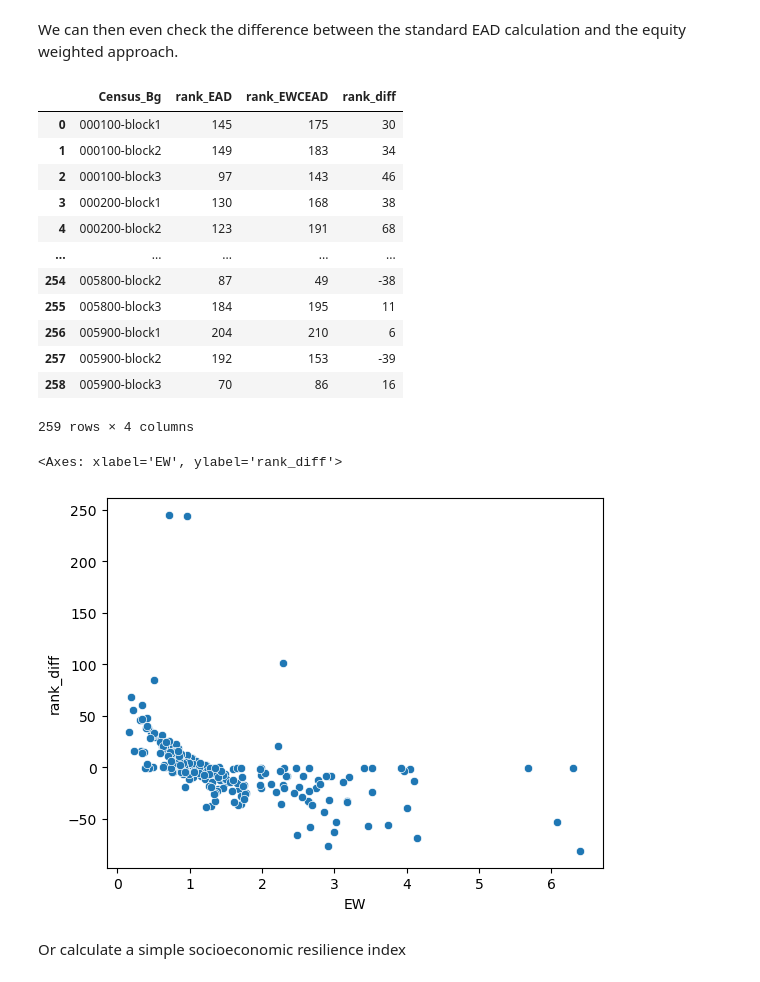
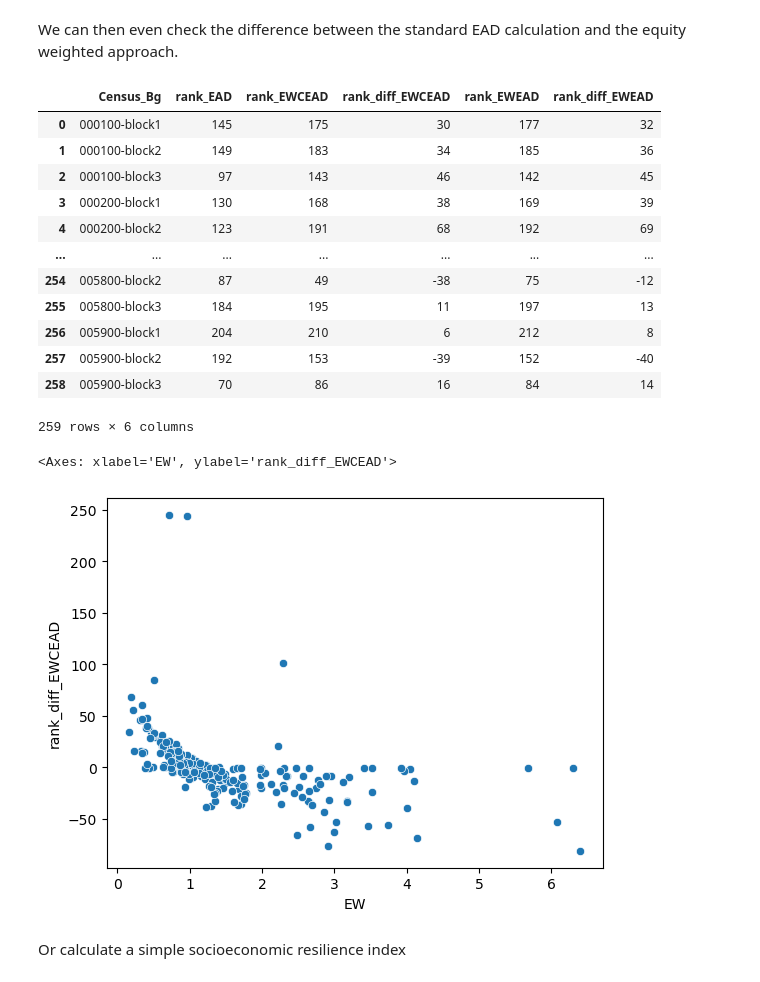
Before and after one commit to Deltares/fiat_toolbox, a Jupyter notebook: examples/run_equity.ipynb, the cells around one changed output. Saved outputs shown, nothing was run; the diff lists cells and outputs as text; code cells hidden in the pictures.

Commit message:
updated example notebook for equity

```diff
--- a/examples/run_equity.ipynb
+++ b/examples/run_equity.ipynb
@@ -5,7 +5,7 @@ import seaborn as sns
 Use example for US where a FIAT calculation has already been run (aggregated_damage.csv) and data from census at a block level containing total population and income per capita are saved (population_income_data.csv)
 # %%
 # Input data
-fiat_data = "../tests/equity/data/aggregated_damage.csv"
+fiat_data = "../tests/equity/data/aggregated_damage_gen.csv"
 census_data = "../tests/equity/data/population_income_data.csv"
 aggregation_label = "Census_Bg"
 percapitalincome_label= "PerCapitaIncomeBG"
@@ -61,24 +61,24 @@ We can then even check the difference between the standard EAD calculation and t
 ranking = equity.rank_ewced()
 ranking
 # %% [output]
-|  | Census_Bg | rank_EAD | rank_EWCEAD | rank_diff |
-| 0 | 000100-block1 | 145 | 175 | 30 |
-| 1 | 000100-block2 | 149 | 183 | 34 |
-| 2 | 000100-block3 | 97 | 143 | 46 |
-| 3 | 000200-block1 | 130 | 168 | 38 |
-| 4 | 000200-block2 | 123 | 191 | 68 |
-| ... | ... | ... | ... | ... |
-| 254 | 005800-block2 | 87 | 49 | -38 |
-| 255 | 005800-block3 | 184 | 195 | 11 |
-| 256 | 005900-block1 | 204 | 210 | 6 |
-| 257 | 005900-block2 | 192 | 153 | -39 |
-| 258 | 005900-block3 | 70 | 86 | 16 |
+|  | Census_Bg | rank_EAD | rank_EWCEAD | rank_diff_EWCEAD | rank_EWEAD | rank_diff_EWEAD |
+| 0 | 000100-block1 | 145 | 175 | 30 | 177 | 32 |
+| 1 | 000100-block2 | 149 | 183 | 34 | 185 | 36 |
+| 2 | 000100-block3 | 97 | 143 | 46 | 142 | 45 |
+| 3 | 000200-block1 | 130 | 168 | 38 | 169 | 39 |
+| 4 | 000200-block2 | 123 | 191 | 68 | 192 | 69 |
+| ... | ... | ... | ... | ... | ... | ... |
+| 254 | 005800-block2 | 87 | 49 | -38 | 75 | -12 |
+| 255 | 005800-block3 | 184 | 195 | 11 | 197 | 13 |
+| 256 | 005900-block1 | 204 | 210 | 6 | 212 | 8 |
+| 257 | 005900-block2 | 192 | 153 | -39 | 152 | -40 |
+| 258 | 005900-block3 | 70 | 86 | 16 | 84 | 14 |
-259 rows × 4 columns
+259 rows × 6 columns
 # %%
-sns.scatterplot(equity.df, x="EW", y="rank_diff")
+sns.scatterplot(equity.df, x="EW", y="rank_diff_EWCEAD")
 # %% [output]
-<Axes: xlabel='EW', ylabel='rank_diff'>
+<Axes: xlabel='EW', ylabel='rank_diff_EWCEAD'>
-[figure, old version]
+[figure, new version]
 # %% [markdown]
 Or calculate a simple socioeconomic resilience index
 # %%
```
Also changed, not shown: parts of 1 cell of this notebook.
